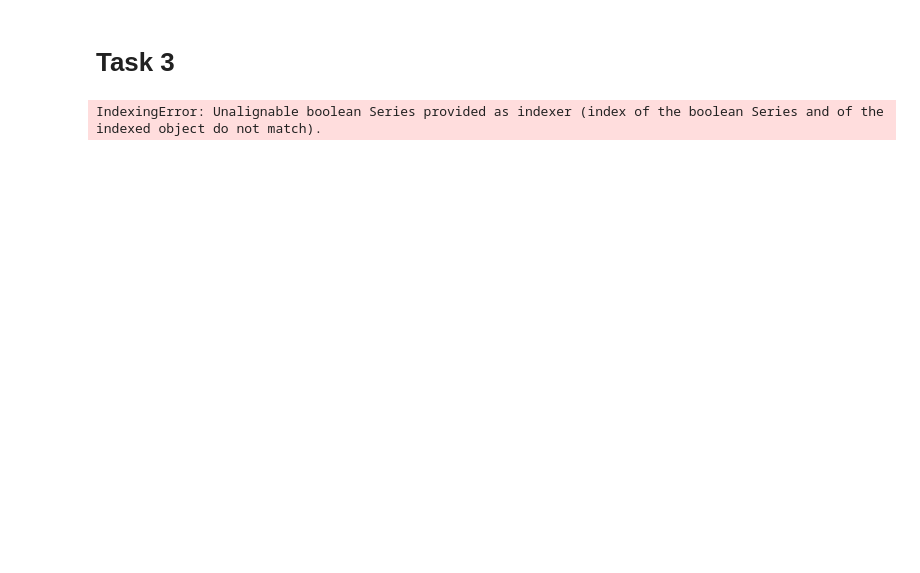
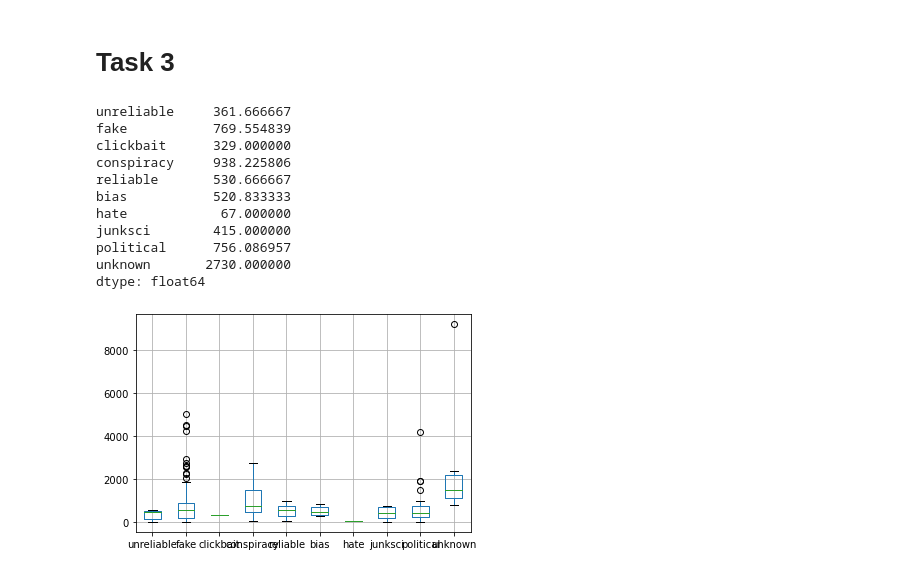
Before and after one commit to Numinator/ds, a Jupyter notebook: MS1/ms1.ipynb, the cells around one changed output. Cells and saved outputs as stored; diff of their text form; code cells hidden in the pictures; blank space fills up the shorter version.

```diff
--- a/MS1/ms1.ipynb
+++ b/MS1/ms1.ipynb
@@ -51,47 +61,2 @@ text = "  Bla sammen-sat 2019-22-01 Bla. bla, ?  +231 123 123.4 123,4 122.112,2
 # %% [markdown]
 # Task 3
-# %%
-def count_metatokens(tokens):
-    meta_tokens  = ["<URL>", "<NUM>", "<DATE>", "<EMAIL>"]
-    counts = [0, 0, 0, 0]
-    for token in tokens:
-      if token in meta_tokens:
-        i = meta_tokens.index(token)
-        counts[i] += 1
-    return counts
-
-def count_tokens(tokens):
-    return len(tokens)
-
-def count_all(tokens):
-    cmt = count_metatokens(tokens)
-    ct = count_tokens(tokens)
-    return [ct] + cmt
-
-def Observation1(df):
-    tokencount = df['tokens'].apply(count_all)
-    url_freqs = tokencount.apply(lambda xs: xs[1]/xs[0])
-    url_freqs['type'] = df['type']
-    types = url_freqs["type"].unique()
-    freqs_types = []
-    for t in types:
-        url_freqs[url_freqs["type"] == t]
-        #freqs_types.append((url_freqs[url_freqs["type"] == t]["tokens"]).mean(axis=1))
-    return zip(types, freqs_types)
-
-
-
-def Observation2(df):
-    return df['type'].value_counts()
-
-def Observation3(df):
-    domains = df["domain"].unique()
-    types = []
-    for domain in domains:
-        types.append(df[df["domain"] == domain]["type"].value_counts().to_dict())
-    idx = sorted(range(len(types)), key=lambda i: list(types[i].items())[0][1])
-    return list(map(lambda i: (domains[i], types[i]), reversed(idx)))
-
-Observation1(df)
-# %% [output]
-IndexingError: Unalignable boolean Series provided as indexer (index of the boolean Series and of the indexed object do not match).
@@ -97,0 +123,15 @@ IndexingError: Unalignable boolean Series provided as indexer (index of the bool
+# %%
+type_token_relation(df)
+# %% [output]
+unreliable     361.666667
+fake           769.554839
+clickbait      329.000000
+conspiracy     938.225806
+reliable       530.666667
+bias           520.833333
+hate            67.000000
+junksci        415.000000
+political      756.086957
+unknown       2730.000000
+dtype: float64
+[figure, added]
```
Also changed, not shown: parts of 7 cells of this notebook.
